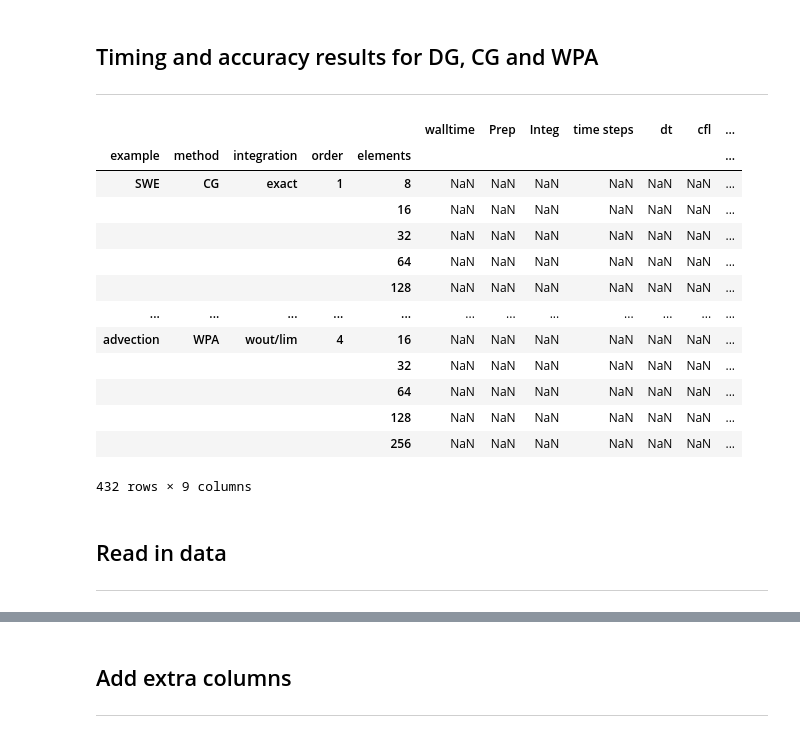
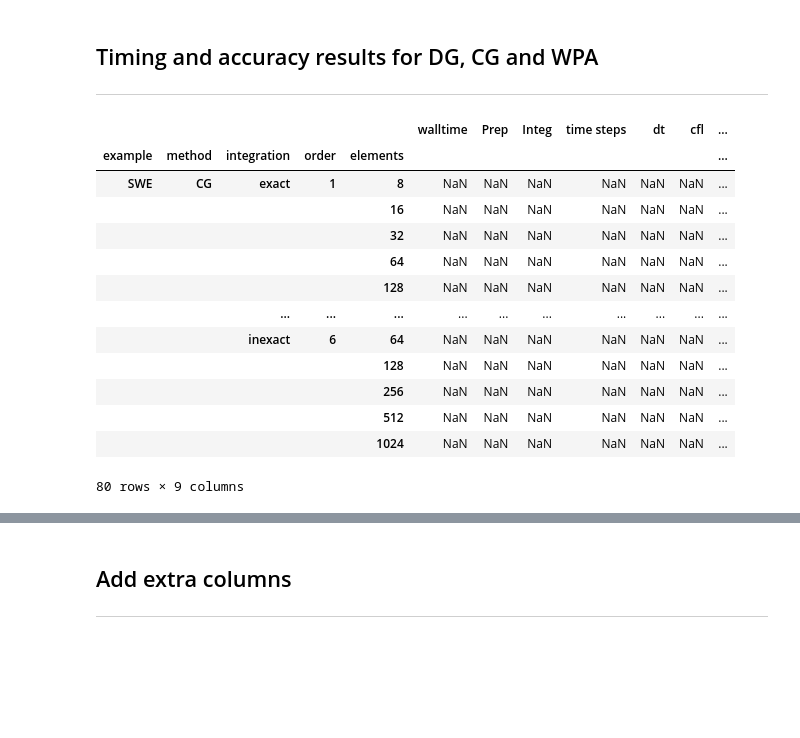
Before and after one commit to ygahounzo/Forest_Rep, a Jupyter notebook: timing_results.ipynb, the cells around one changed output, grey strips where cells are left out. Cells and saved outputs as stored; diff of their text form; code cells hidden in the pictures; blank space fills up the shorter version.

```diff
--- a/timing_results.ipynb
+++ b/timing_results.ipynb
@@ -12,37 +12,38 @@ import pandas
 # %%
 idx = pandas.IndexSlice
 
 # Walltime     : time TFinal (global time)
+# Prep         : one time step up time
 # Integration  :
 # time steps   : Number of time steps to time tfinal
-# Prep         : one time step up time
-# order        : Order of the scheme (not polynomial order)
+# dt           : Time step size
+# CFL          : CFL number
+# Errors       : (1-norm, 2-norm and inf-norm) errors
 
 ex_list = ['advection','SWE']
 
 cols = ['walltime', 'Prep', 'Integ', 'time steps', 'dt', 'cfl','1-norm','2-norm','inf-norm']
 
-iterables = [ex_list, ['DG','CG','WPA'],['exact','inexact','w/lim','wout/lim'], [1,2,4],[8,16,32,64,128,256]]
+order = [1,2,3,4,6]
+elements = [8,16,32,64,128,256,512,1024]
+iterables = [ex_list, ['DG','CG','WPA'],['exact','inexact','w/lim','wout/lim'], order, elements]
 
 index = pandas.MultiIndex.from_product(iterables,names=['example','method','integration','order','elements'])
 df = pandas.DataFrame(index=index,columns=cols).sort_index()
 
-df
+df.loc[idx['Advec','CG',['exact','inexact']]]
 # %% [output]
 |  |  |  |  |  | walltime | Prep | Integ | time steps | dt | cfl | ... |
 | example | method | integration | order | elements |  |  |  |  |  |  | ... |
 | SWE | CG | exact | 1 | 8 | NaN | NaN | NaN | NaN | NaN | NaN | ... |
 |  |  |  |  | 16 | NaN | NaN | NaN | NaN | NaN | NaN | ... |
 |  |  |  |  | 32 | NaN | NaN | NaN | NaN | NaN | NaN | ... |
 |  |  |  |  | 64 | NaN | NaN | NaN | NaN | NaN | NaN | ... |
 |  |  |  |  | 128 | NaN | NaN | NaN | NaN | NaN | NaN | ... |
-| ... | ... | ... | ... | ... | ... | ... | ... | ... | ... | ... | ... |
-| advection | WPA | wout/lim | 4 | 16 | NaN | NaN | NaN | NaN | NaN | NaN | ... |
-|  |  |  |  | 32 | NaN | NaN | NaN | NaN | NaN | NaN | ... |
-|  |  |  |  | 64 | NaN | NaN | NaN | NaN | NaN | NaN | ... |
+|  |  | ... | ... | ... | ... | ... | ... | ... | ... | ... | ... |
+|  |  | inexact | 6 | 64 | NaN | NaN | NaN | NaN | NaN | NaN | ... |
 |  |  |  |  | 128 | NaN | NaN | NaN | NaN | NaN | NaN | ... |
 |  |  |  |  | 256 | NaN | NaN | NaN | NaN | NaN | NaN | ... |
+|  |  |  |  | 512 | NaN | NaN | NaN | NaN | NaN | NaN | ... |
+|  |  |  |  | 1024 | NaN | NaN | NaN | NaN | NaN | NaN | ... |
-432 rows × 9 columns
+80 rows × 9 columns
-# %% [markdown]
-## Read in data
-<hr style="border-width:2px; border-color:black"></hr>
```
Also changed, not shown: parts of 19 cells of this notebook.
